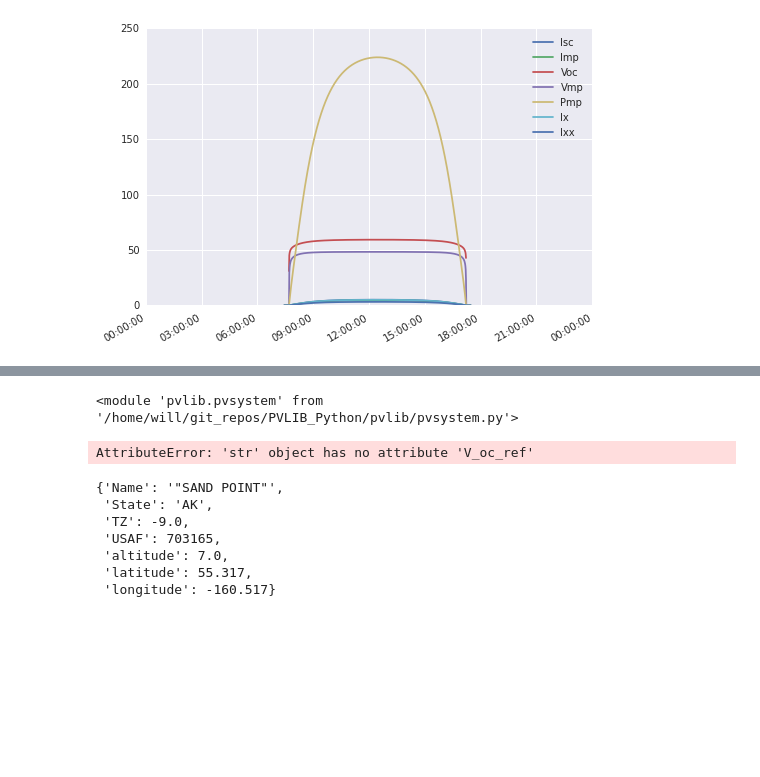
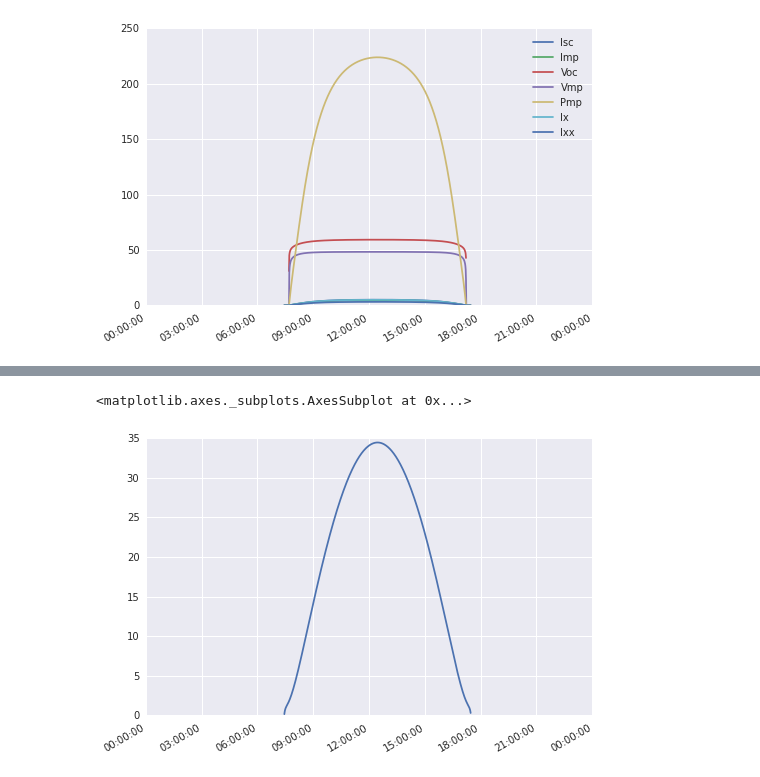
Before and after one commit to pvlib/pvlib-python, a Jupyter notebook: docs/tutorials/pvsystem.ipynb, the cells around one changed output, grey strips where cells are left out. Saved outputs shown, nothing was run; the diff lists cells and outputs as text; code cells hidden in the pictures; blank space fills up the shorter version.

Commit message:
clean up and test desoto and singlediode. needs more work

```diff
--- a/docs/tutorials/pvsystem.ipynb
+++ b/docs/tutorials/pvsystem.ipynb
@@ -301,0 +236,6 @@ Name: Canadian_Solar_CS5P_220M___2009_, dtype: object
+# %%
+sam_data['cecmod'] = pvsystem.retrieve_sam('cecmod')
+sam_data['sandiamod'] = pvsystem.retrieve_sam(name='SandiaMod')
+# %%
+cecmodule = sam_data['cecmod'].Example_Module
+module
@@ -352,18 +305,19 @@ testmodule = 'Advent_Solar_AS160___2006_'
-# %%
-reload(pvsystem)
-# %% [output]
-<module 'pvlib.pvsystem' from '/home/will/git_repos/PVLIB_Python/pvlib/pvsystem.py'>
-# %%
-pvsystem.singlediode(testmodule, 4, 6, 20, 2, 10)
-# %% [output]
-AttributeError: 'str' object has no attribute 'V_oc_ref'
-# %%
-tmy3_metadata
-# %% [output]
-{'Name': '"SAND POINT"',
- 'State': 'AK',
- 'TZ': -9.0,
- 'USAF': 703165,
- 'altitude': 7.0,
- 'latitude': 55.317,
- 'longitude': -160.517}
+# %%
+IL, I0, Rs, Rsh, nNsVth = pvsystem.calcparams_desoto(S=irrad_data.GHI,
+                                                     Tcell=25,
+                                                     alpha_isc=cecmodule['Alpha_sc'],
+                                                     module_parameters=cecmodule,
+                                                     EgRef=1.121,
+                                                     dEgdT=-0.0002677)
+# %%
+sdDFOut = pvsystem.singlediode(Module=cecmodule,
+                               IL=IL,
+                               I0=I0,
+                               Rs=Rs,
+                               Rsh=Rsh,
+                               nNsVth=nNsVth)
+# %%
+sdDFOut.Pmp.plot()
+# %% [output]
+<matplotlib.axes._subplots.AxesSubplot at 0x...>
+[figure, added]
```
Also changed, not shown: parts of 14 cells of this notebook, 2 other files.
